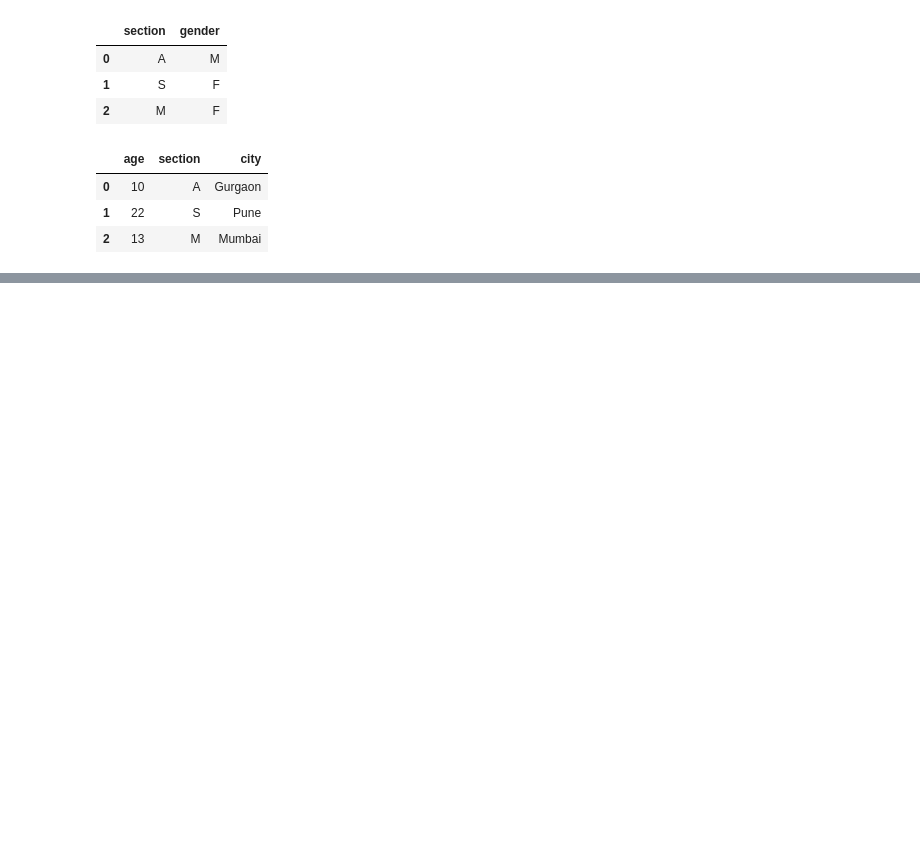
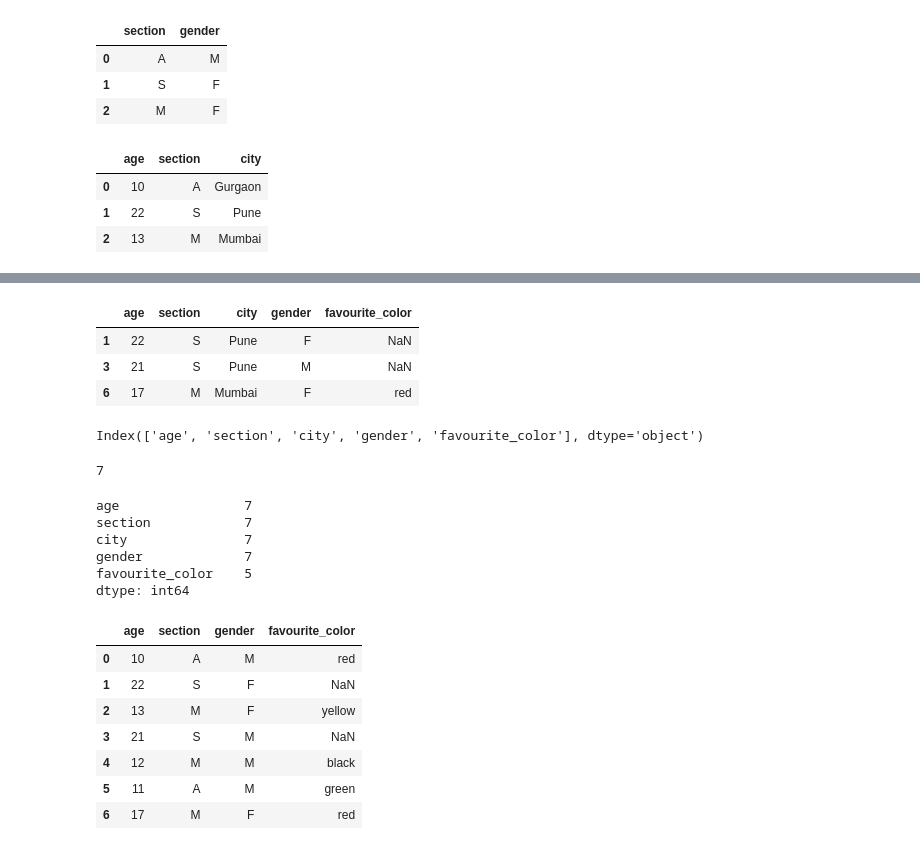
Before and after one commit to kamran0310/Python-Practice-for-Data-Science-and-Machine-Learning, a Jupyter notebook: DataFrame.ipynb, the cells around one changed output, grey strips where cells are left out. Saved outputs shown, nothing was run; the diff lists cells and outputs as text; code cells hidden in the pictures; blank space fills up the shorter version.

```diff
--- a/DataFrame.ipynb
+++ b/DataFrame.ipynb
@@ -188,0 +222,35 @@ data.iloc[0:3, 0:3]
+# %%
+data.nlargest(3, 'age') #return 3 rows ordered by age in descending order.
+# %% [output]
+|  | age | section | city | gender | favourite_color |
+| 1 | 22 | S | Pune | F | NaN |
+| 3 | 21 | S | Pune | M | NaN |
+| 6 | 17 | M | Mumbai | F | red |
+# %%
+data.columns #gives you column names
+# %% [output]
+Index(['age', 'section', 'city', 'gender', 'favourite_color'], dtype='object')
+# %%
+data['city'].count() #returns count of the values in specified column
+# %% [output]
+7
+# %%
+data.count() #retrun count of values in every column
+# %% [output]
+age                7
+section            7
+city               7
+gender             7
+favourite_color    5
+dtype: int64
+# %%
+data.drop(['city'], axis = 1) #drops the specified column
+# %% [output]
+|  | age | section | gender | favourite_color |
+| 0 | 10 | A | M | red |
+| 1 | 22 | S | F | NaN |
+| 2 | 13 | M | F | yellow |
+| 3 | 21 | S | M | NaN |
+| 4 | 12 | M | M | black |
+| 5 | 11 | A | M | green |
+| 6 | 17 | M | F | red |
```
Also changed, not shown: parts of 4 cells of this notebook.
